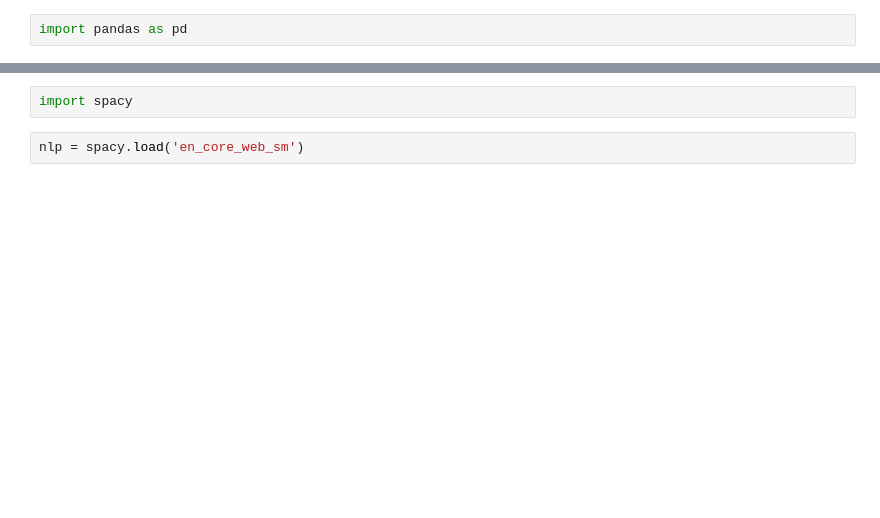
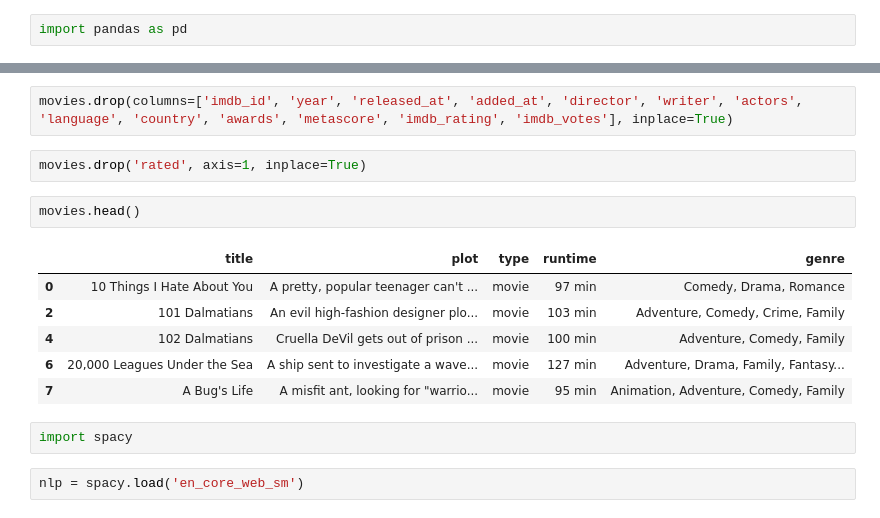
Before and after one commit to amaliezzz/Movies-Recommendation-System, a Jupyter notebook: analysis.ipynb, the cells around one changed output, grey strips where cells are left out. Drawn from its saved outputs; the diff is of its cells as text; blank space fills up the shorter version.

```diff
--- a/analysis.ipynb
+++ b/analysis.ipynb
@@ -19,3 +61,16 @@ movies.head(10)
+# %%
+movies.drop(columns=['imdb_id', 'year', 'released_at', 'added_at', 'director', 'writer', 'actors', 'language', 'country', 'awards', 'metascore', 'imdb_rating', 'imdb_votes'], inplace=True)
+# %%
+movies.drop('rated', axis=1, inplace=True)
+# %%
+movies.head()
+# %% [output]
+|  | title | plot | type | runtime | genre |
+| 0 | 10 Things I Hate About You | A pretty, popular teenager can't ... | movie | 97 min | Comedy, Drama, Romance |
+| 2 | 101 Dalmatians | An evil high-fashion designer plo... | movie | 103 min | Adventure, Comedy, Crime, Family |
+| 4 | 102 Dalmatians | Cruella DeVil gets out of prison ... | movie | 100 min | Adventure, Comedy, Family |
+| 6 | 20,000 Leagues Under the Sea | A ship sent to investigate a wave... | movie | 127 min | Adventure, Drama, Family, Fantasy... |
+| 7 | A Bug's Life | A misfit ant, looking for "warrio... | movie | 95 min | Animation, Adventure, Comedy, Family |
 # %%
 import spacy
 # %%
```
Also changed, not shown: parts of 12 cells of this notebook, 6 other files.
